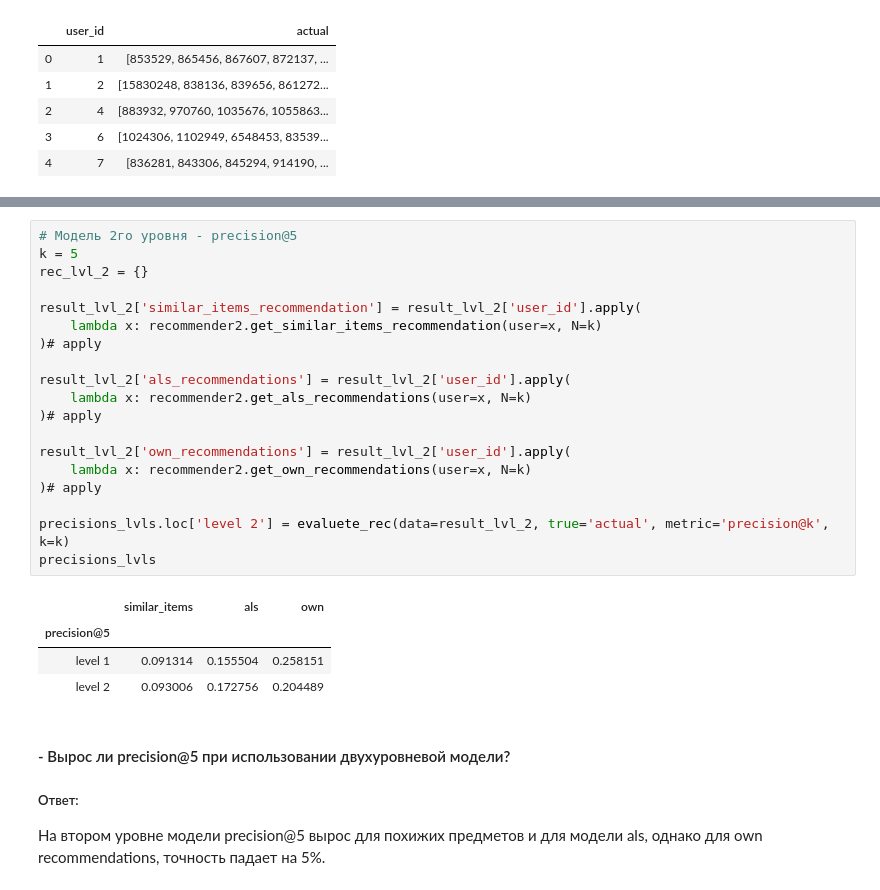
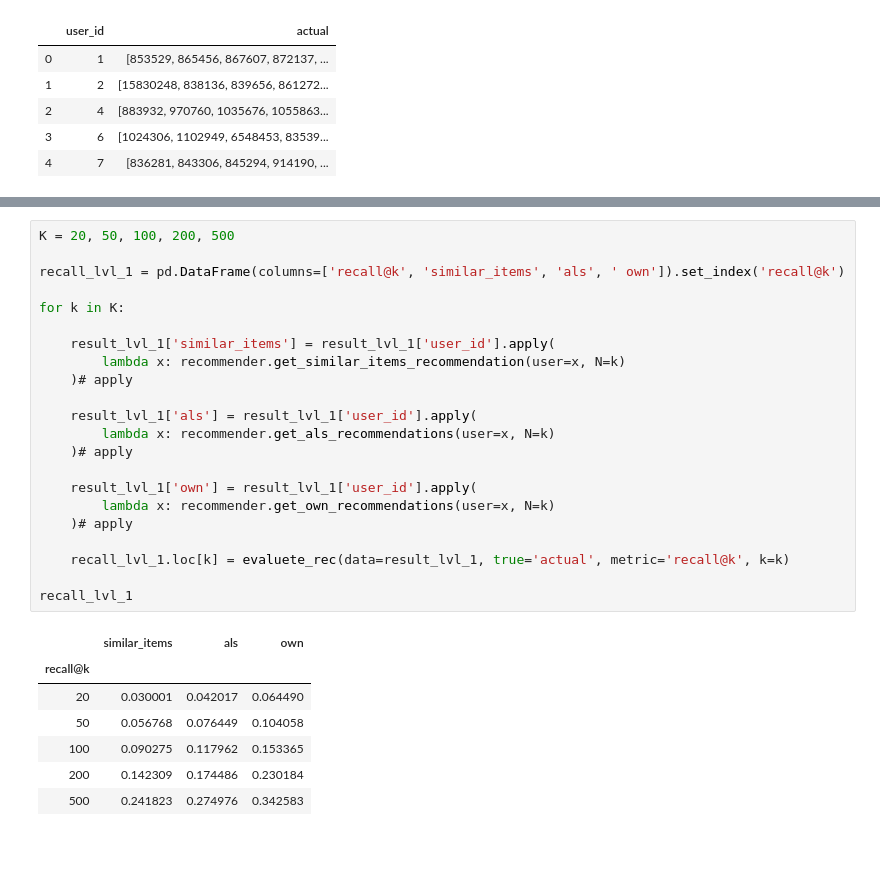
Before and after one commit to Yegor9151/Recommender_systems, a Jupyter notebook: Lesson 6 Two-tier recommendation models/practice.ipynb, the cells around one changed output, grey strips where cells are left out. Saved outputs shown, nothing was run; the diff lists cells and outputs as text; blank space fills up the shorter version.

```diff
--- a/Lesson 6 Two-tier recommendation models/practice.ipynb
+++ b/Lesson 6 Two-tier recommendation models/practice.ipynb
@@ -281,29 +148,30 @@ precisions_lvls
-# %%
-# Модель 2го уровня - precision@5
-k = 5
-rec_lvl_2 = {}
-
-result_lvl_2['similar_items_recommendation'] = result_lvl_2['user_id'].apply(
-    lambda x: recommender2.get_similar_items_recommendation(user=x, N=k)
-)# apply
-
-result_lvl_2['als_recommendations'] = result_lvl_2['user_id'].apply(
-    lambda x: recommender2.get_als_recommendations(user=x, N=k)
-)# apply
-
-result_lvl_2['own_recommendations'] = result_lvl_2['user_id'].apply(
-    lambda x: recommender2.get_own_recommendations(user=x, N=k)
-)# apply
-
-precisions_lvls.loc['level 2'] = evaluete_rec(data=result_lvl_2, true='actual', metric='precision@k', k=k)
-precisions_lvls
-# %% [output]
-|  | similar_items | als | own |
-| precision@5 |  |  |  |
-| level 1 | 0.091314 | 0.155504 | 0.258151 |
-| level 2 | 0.093006 | 0.172756 | 0.204489 |
-# %% [markdown]
-#### - Вырос ли precision@5 при использовании двухуровневой модели?
-
-##### Ответ:
-На втором уровне модели precision@5 вырос для похижих предметов и для модели als, однако для own recommendations, точность падает на 5%.
+# %%
+K = 20, 50, 100, 200, 500
+
+recall_lvl_1 = pd.DataFrame(columns=['recall@k', 'similar_items', 'als', ' own']).set_index('recall@k')
+
+for k in K:
+
+    result_lvl_1['similar_items'] = result_lvl_1['user_id'].apply(
+        lambda x: recommender.get_similar_items_recommendation(user=x, N=k)
+    )# apply
+
+    result_lvl_1['als'] = result_lvl_1['user_id'].apply(
+        lambda x: recommender.get_als_recommendations(user=x, N=k)
+    )# apply
+
+    result_lvl_1['own'] = result_lvl_1['user_id'].apply(
+        lambda x: recommender.get_own_recommendations(user=x, N=k)
+    )# apply
+
+    recall_lvl_1.loc[k] = evaluete_rec(data=result_lvl_1, true='actual', metric='recall@k', k=k)
+
+recall_lvl_1
+# %% [output]
+|  | similar_items | als | own |
+| recall@k |  |  |  |
+| 20 | 0.030001 | 0.042017 | 0.064490 |
+| 50 | 0.056768 | 0.076449 | 0.104058 |
+| 100 | 0.090275 | 0.117962 | 0.153365 |
+| 200 | 0.142309 | 0.174486 | 0.230184 |
+| 500 | 0.241823 | 0.274976 | 0.342583 |
```
Also changed, not shown: parts of 50 cells of this notebook.
